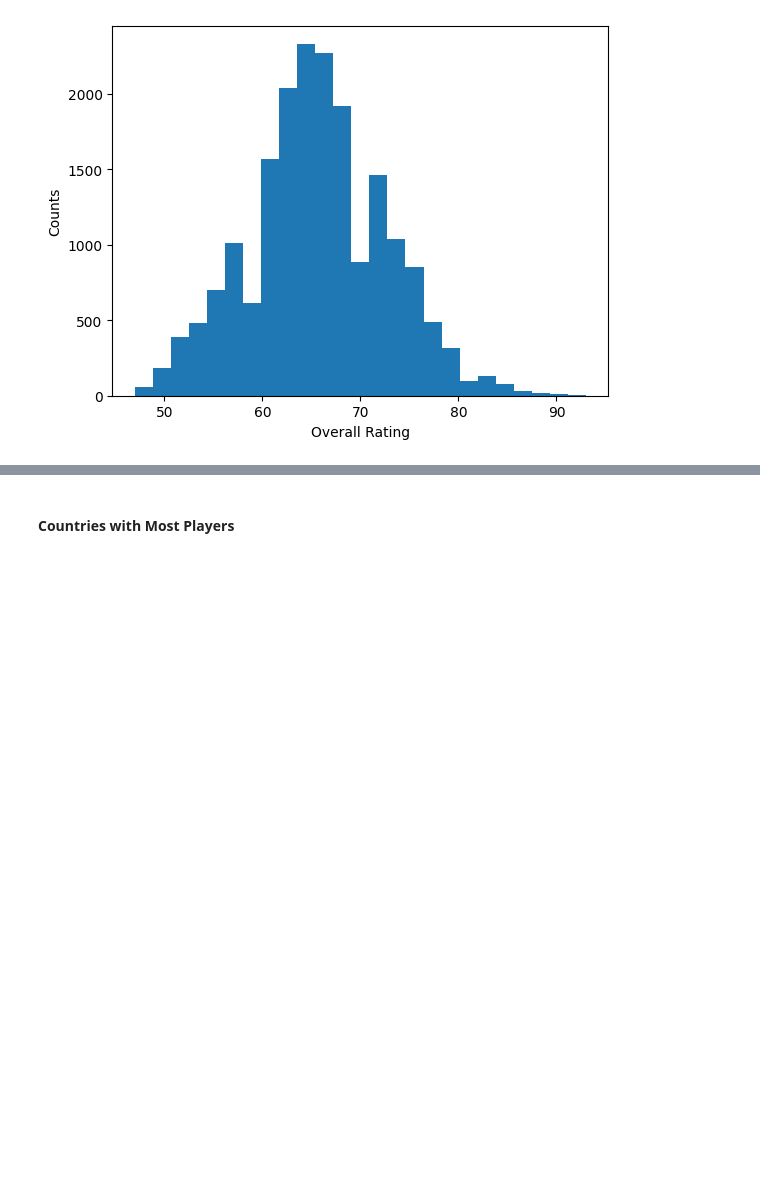
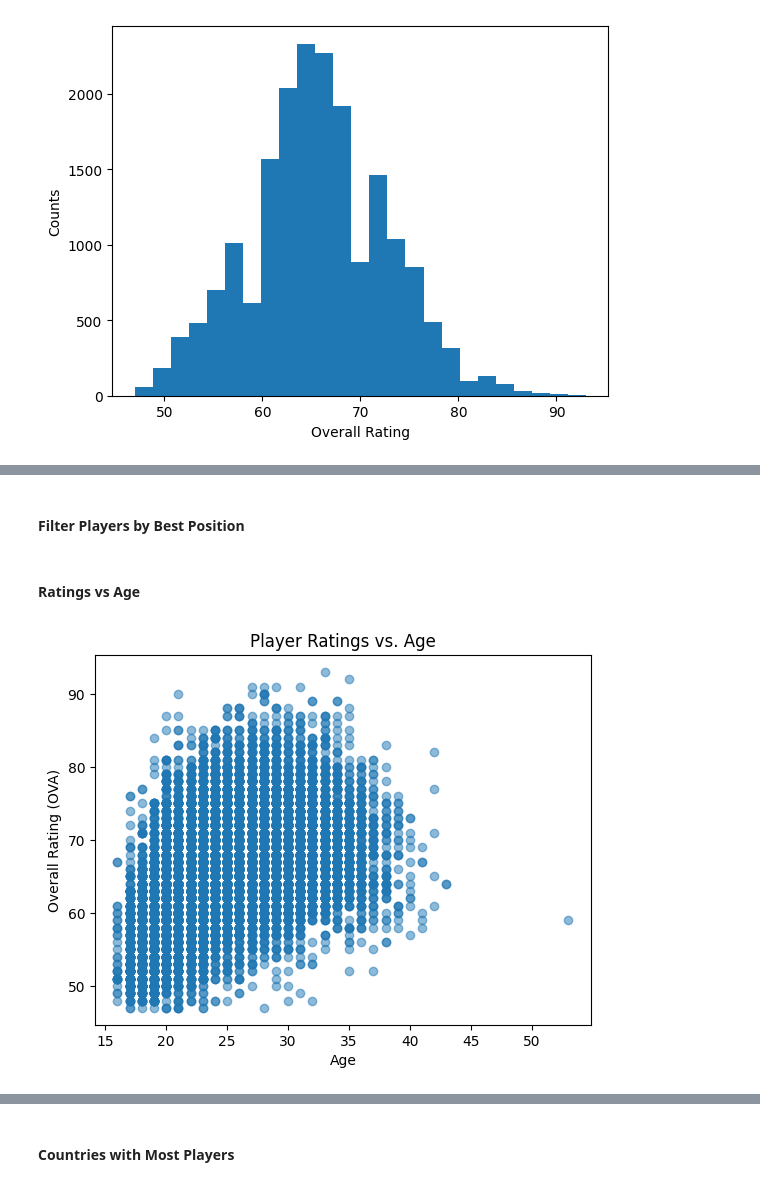
Before and after one commit to tpham16/FIFA-21-Players, a Jupyter notebook: eda.ipynb, the cells around one changed output, grey strips where cells are left out. Saved outputs shown, nothing was run; the diff lists cells and outputs as text; code cells hidden in the pictures; blank space fills up the shorter version.

```diff
--- a/eda.ipynb
+++ b/eda.ipynb
@@ -296,0 +354,2 @@ plt.show()
+# %% [markdown]
+#### Filter Players by Best Position
@@ -296,0 +366,10 @@ plt.show()
+# %% [markdown]
+#### Ratings vs Age
+# %%
+plt.scatter(df['Age'], df['OVA'], alpha=0.5,)
+plt.xlabel('Age')
+plt.ylabel('Overall Rating (OVA)')
+plt.title('Player Ratings vs. Age')
+plt.show()
+# %% [output]
+[figure, added]
```
Also changed, not shown: parts of 18 cells of this notebook, 1 other file.
